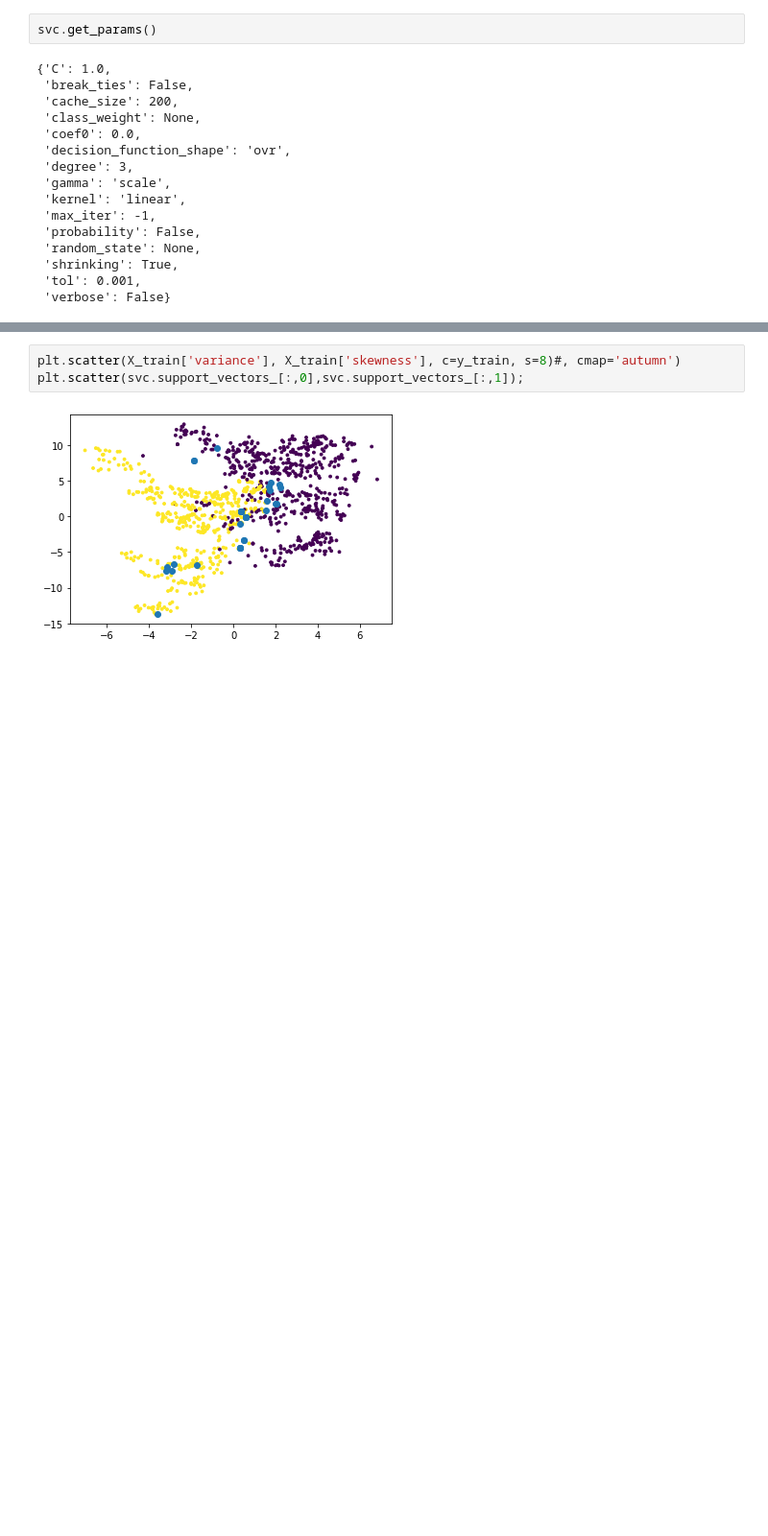
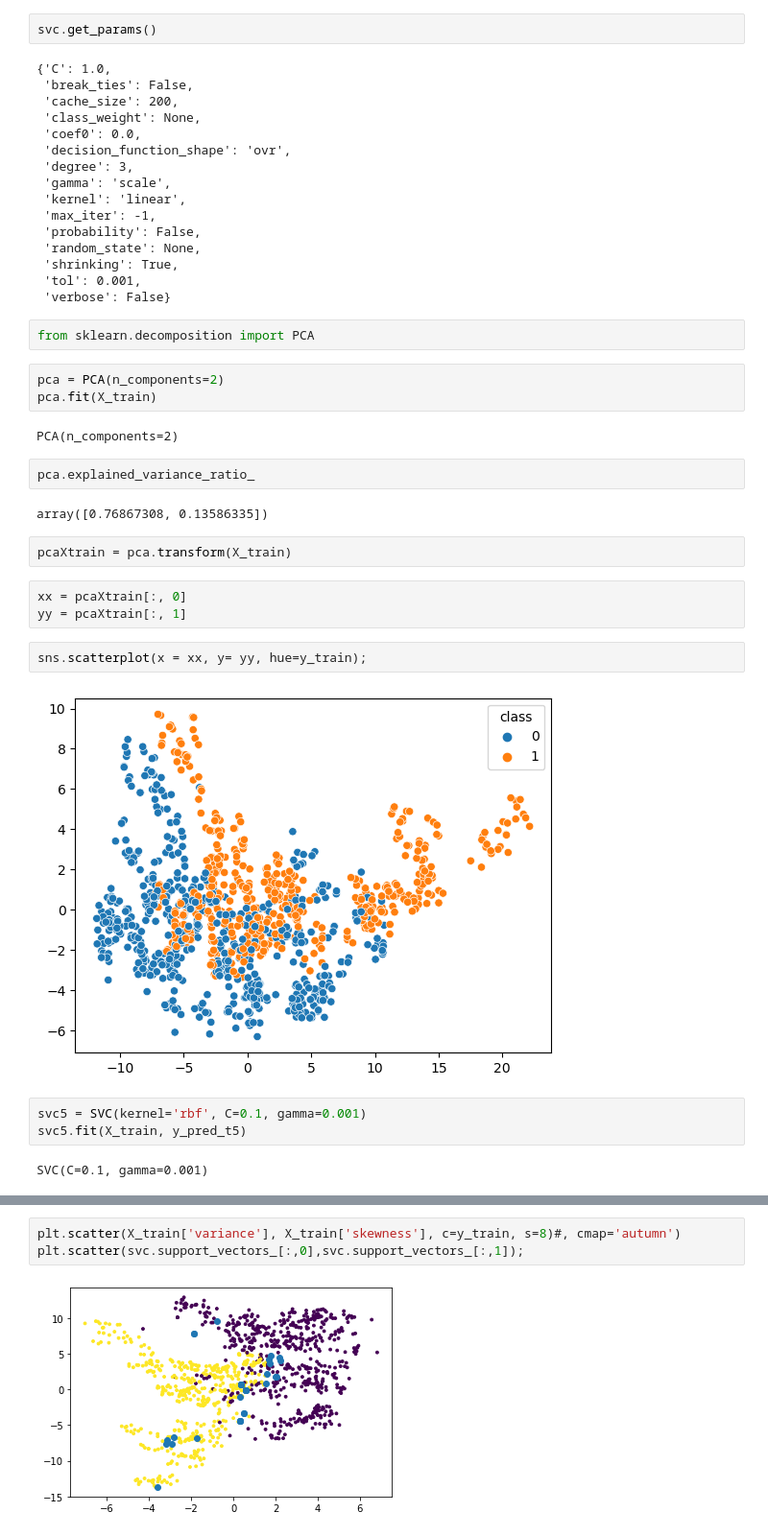
Before and after one commit to cassiasamp/logreg, a Jupyter notebook: notebooks/svm/svm-guide.ipynb, the cells around one changed output, grey strips where cells are left out. Shown at 96% size. Drawn from its saved outputs; the diff is of its cells as text; blank space fills up the shorter version.

```diff
--- a/notebooks/svm/svm-guide.ipynb
+++ b/notebooks/svm/svm-guide.ipynb
@@ -197,3 +197,28 @@ svc.get_params()
  'shrinking': True,
  'tol': 0.001,
  'verbose': False}
+# %%
+from sklearn.decomposition import PCA
+# %%
+pca = PCA(n_components=2)
+pca.fit(X_train)
+# %% [output]
+PCA(n_components=2)
+# %%
+pca.explained_variance_ratio_
+# %% [output]
+array([0.76867308, 0.13586335])
+# %%
+pcaXtrain = pca.transform(X_train)
+# %%
+xx = pcaXtrain[:, 0]
+yy = pcaXtrain[:, 1]
+# %%
+sns.scatterplot(x = xx, y= yy, hue=y_train);
+# %% [output]
+[figure, added]
+# %%
+svc5 = SVC(kernel='rbf', C=0.1, gamma=0.001)
+svc5.fit(X_train, y_pred_t5)
+# %% [output]
+SVC(C=0.1, gamma=0.001)
```
Also changed, not shown: parts of 16 cells of this notebook.
